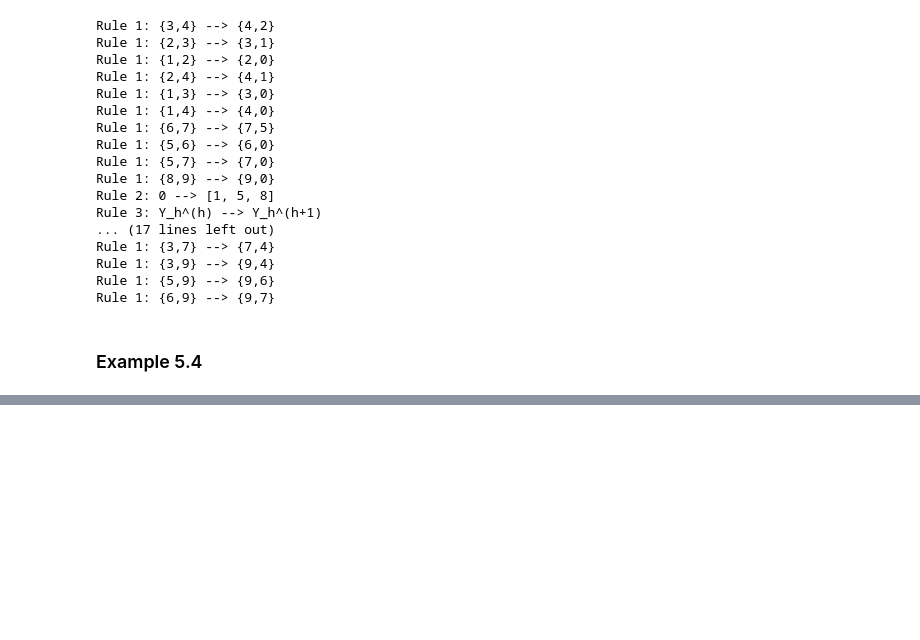
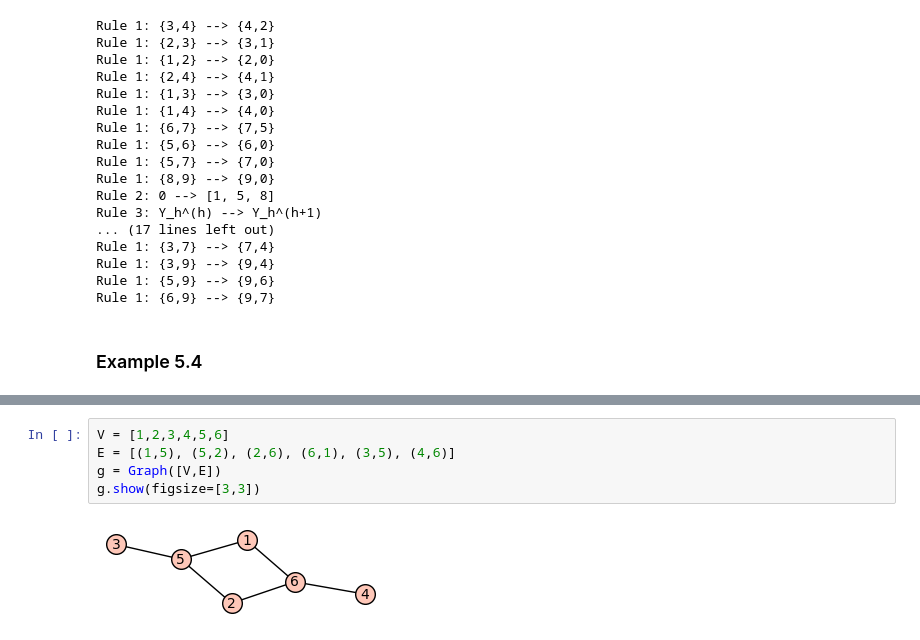
Before and after one commit to jephianlin/publish, a Jupyter notebook: Gssp_illustration.ipynb, the cells around one changed output, grey strips where cells are left out. Drawn from its saved outputs; the diff is of its cells as text; blank space fills up the shorter version.

```diff
--- a/Gssp_illustration.ipynb
+++ b/Gssp_illustration.ipynb
@@ -55,0 +206,7 @@ A = ... X = ...
+# %%
+V = [1,2,3,4,5,6]
+E = [(1,5), (5,2), (2,6), (6,1), (3,5), (4,6)]
+g = Graph([V,E])
+g.show(figsize=[3,3])
+# %% [output]
+[figure, added]
```
Also changed, not shown: parts of 26 cells of this notebook, 3 other files.
